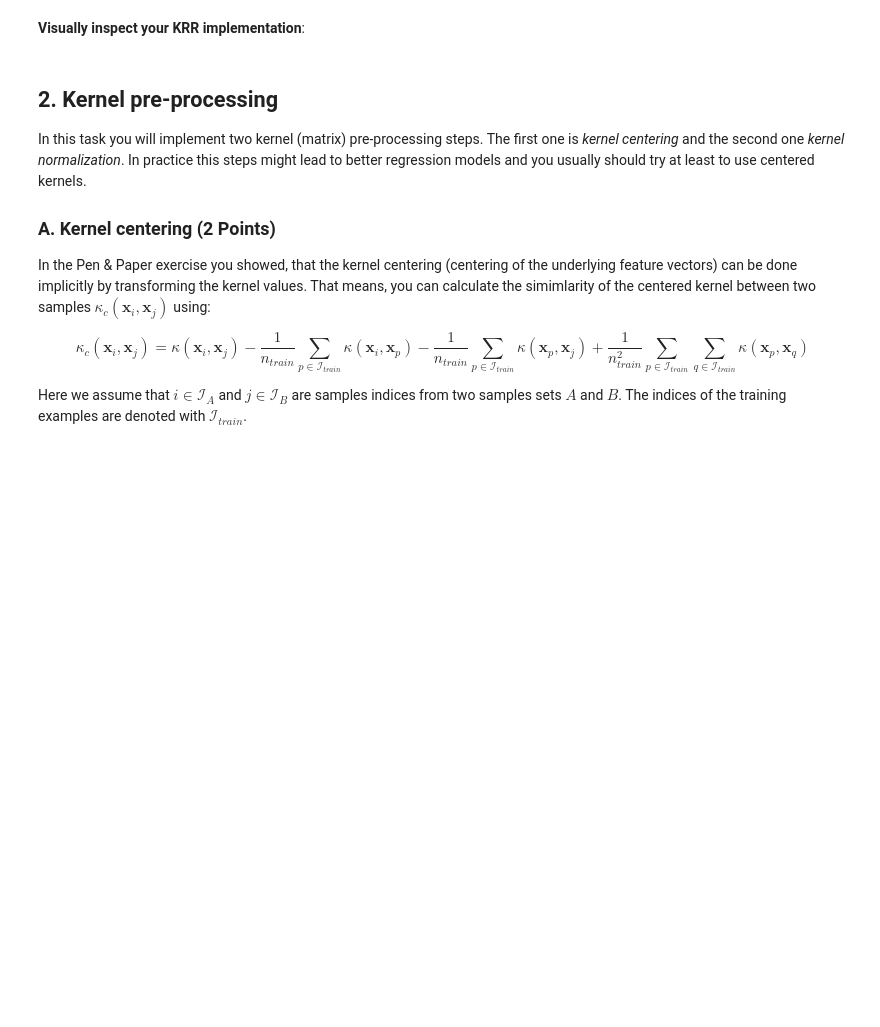
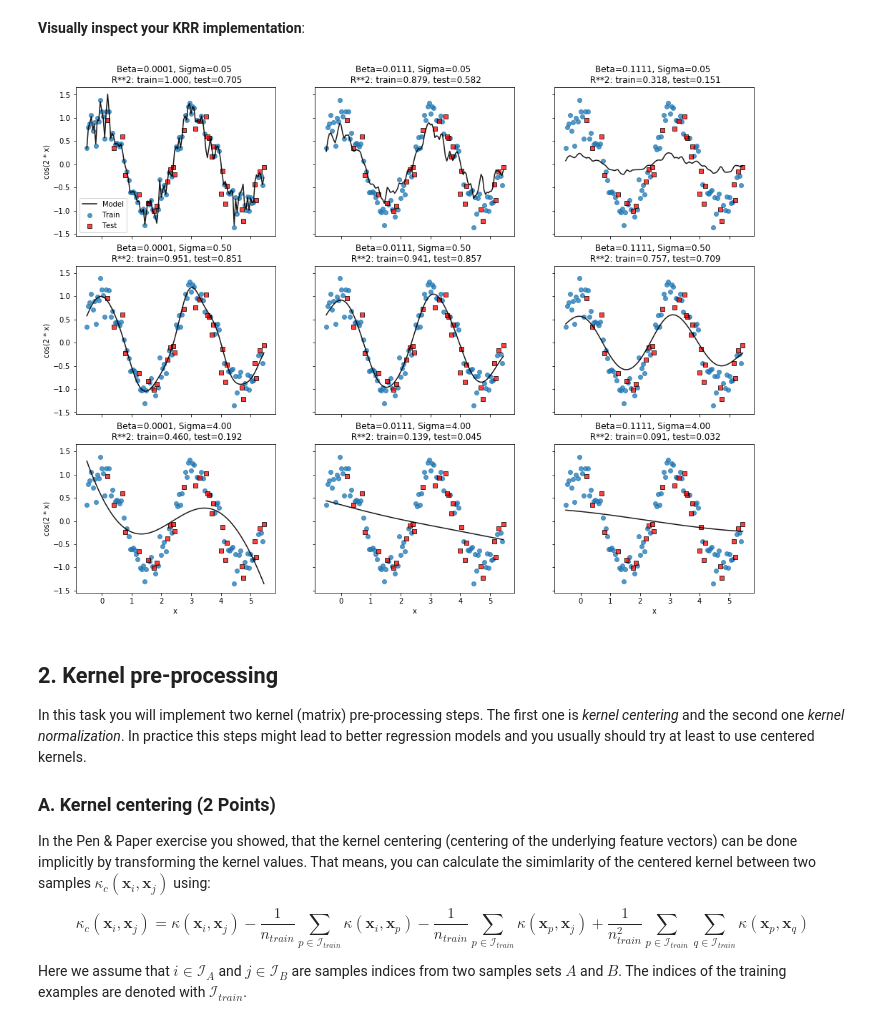
Before and after one commit to maksad/kernel-methods-in-machine-learning, a Jupyter notebook: ex2/KernelCourse2019_Exercise02.ipynb, the cells around one changed output. Cells and saved outputs as stored; diff of their text form; code cells hidden in the pictures; blank space fills up the shorter version.

```diff
--- a/ex2/KernelCourse2019_Exercise02.ipynb
+++ b/ex2/KernelCourse2019_Exercise02.ipynb
@@ -164,12 +164,15 @@ class KernelRidgeRegression(BaseEstimator, RegressorMixin):
 
         # Calculate the identity matrix scaled by the regularization parameter: (beta * n_samples) * I
         # YOUR CODE HERE
-        raise NotImplementedError()
-
         # Solve: alphas' = y' * inv(K + beta * n_samples * I), shape = (n_samples, 1)
         # YOUR CODE HERE
-        raise NotImplementedError()
+        # TODO: not sure about KX_train*KX_train.T
+        # I found it in the lecture slides6 page 13. alpha = y * inv(X*X.T + lam * n * I)
+        n_samples = KX_train.shape[0]
+        I = np.identity(n_samples)
+        I_scaled = (self.beta * n_samples) * I
 
+        self.alphas = np.linalg.solve(KX_train + I_scaled, y_train)
         return self
 
     def predict(self, X):
@@ -193,7 +196,7 @@ class KernelRidgeRegression(BaseEstimator, RegressorMixin):
 
         # Calculate the value of the prediction function for each test example
         # YOUR CODE HERE
-        raise NotImplementedError()
+        g_X = K_test_train @ self.alphas
 
         return g_X.flatten()
 
@@ -251,35 +262,42 @@ y = np.cos(2*X) + rng.randn(X.shape[0], 1) * 0.2
 # Split to train and test
 X_train, X_test, y_train, y_test = train_test_split(X, y, random_state=767)
 
 sigmas = [0.05, 0.5, 4.]
 betas = np.array([0.01, 1, 10]) / len(X_train)
 
-fig, axr = plt.subplots(len(sigmas), len(betas),
-                        figsize=(17, 13), sharex="all", sharey="all")
+fig, axr = plt.subplots(
+    len(sigmas),
+    len(betas),
+    figsize=(17, 13),
+    sharex="all",
+    sharey="all"
+)
 
 for idx, (s, b) in enumerate(it.product(sigmas, betas)):
     krr = KernelRidgeRegression(beta=b, sigma=s, kernel="gaussian")
     krr.fit(X_train, y_train)
     y_pred = krr.predict(X)
 
     # Calculate prediction score: sklear default for regression is R^2
     score_train = krr.score(X_train, y_train)
     score_test = krr.score(X_test, y_test)
 
     i, j = np.unravel_index(idx, dims=axr.shape)
     axr[i, j].plot(X, y_pred, label="Model", c="black", alpha=0.9)
     axr[i, j].scatter(X_train, y_train, label="Train", alpha=0.75)
     axr[i, j].scatter(X_test, y_test, label="Test", alpha=0.75, c="red",
                       marker="s", edgecolors="black")
     axr[i, j].set_title("Beta=%.4f, Sigma=%.2f \n R**2: train=%.3f, test=%.3f" %
                         (b, s, score_train, score_test))
 
     if i == (len(sigmas) - 1):
         axr[i, j].set_xlabel("x")
     if j == 0:
         axr[i, j].set_ylabel("cos(2 * x)")
 
 _ = axr[0, 0].legend(loc="lower left")
+# %% [output]
+[figure, added]
 # %% [markdown]
 ## 2. Kernel pre-processing <a id='task_2'></a>
 
```
Also changed, not shown: parts of 11 cells of this notebook.
